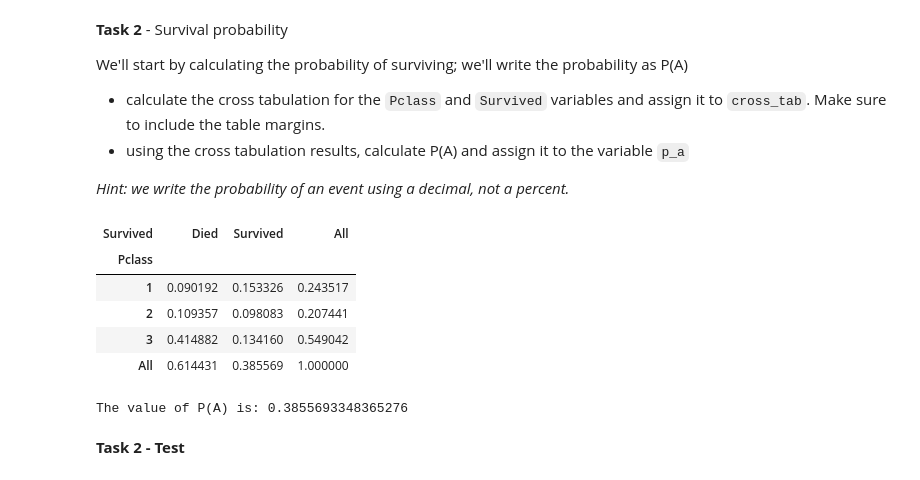
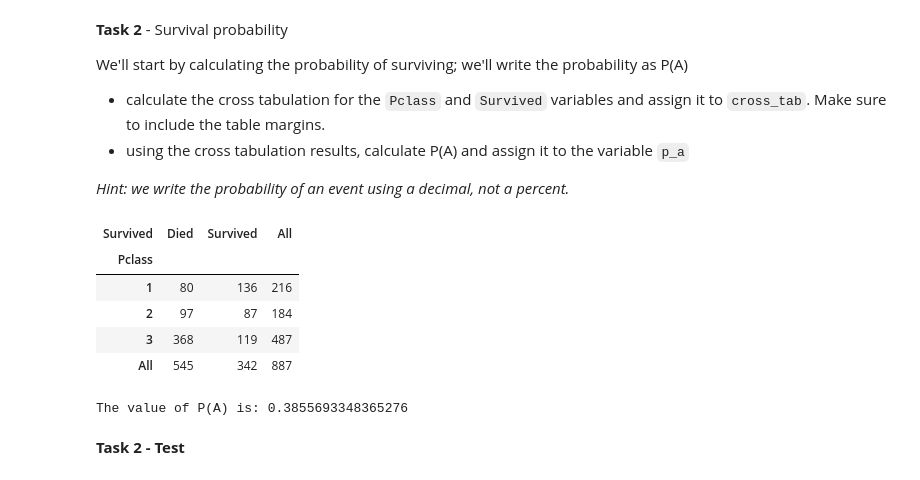
Before and after one commit to michael-s-luo/assignments_orientation-git, a Jupyter notebook: Assignments/1_2_3_Bayesian_Inference_Assignment_AG.ipynb, the cells around one changed output. Saved outputs shown, nothing was run; the diff lists cells and outputs as text; code cells hidden in the pictures.

```diff
--- a/Assignments/1_2_3_Bayesian_Inference_Assignment_AG.ipynb
+++ b/Assignments/1_2_3_Bayesian_Inference_Assignment_AG.ipynb
@@ -72,21 +72,21 @@ We'll start by calculating the probability of surviving; we'll write the probabi
 # %%
 # Task 2
 
 # YOUR CODE HERE
-cross_tab = pd.crosstab(index=df['Pclass'], columns=df['Survived'], margins=True, normalize=True)
+cross_tab = pd.crosstab(index=df['Pclass'], columns=df['Survived'], margins=True)
 cross_tab.rename(columns={0:'Died', 1:'Survived'}, inplace=True)
 display(cross_tab)
 
 #P(A) probability of surviving, overall
-p_a = cross_tab.loc['All', 'Survived']
+p_a = cross_tab.loc['All', 'Survived'] / cross_tab.loc['All', 'All']
 print('The value of P(A) is:', p_a)
 # %% [output]
 | Survived | Died | Survived | All |
 | Pclass |  |  |  |
-| 1 | 0.090192 | 0.153326 | 0.243517 |
-| 2 | 0.109357 | 0.098083 | 0.207441 |
-| 3 | 0.414882 | 0.134160 | 0.549042 |
-| All | 0.614431 | 0.385569 | 1.000000 |
+| 1 | 80 | 136 | 216 |
+| 2 | 97 | 87 | 184 |
+| 3 | 368 | 119 | 487 |
+| All | 545 | 342 | 887 |
 The value of P(A) is: 0.3855693348365276
 # %% [markdown]
 **Task 2 - Test**
```
Also changed, not shown: parts of 4 cells of this notebook, 1 other file.
